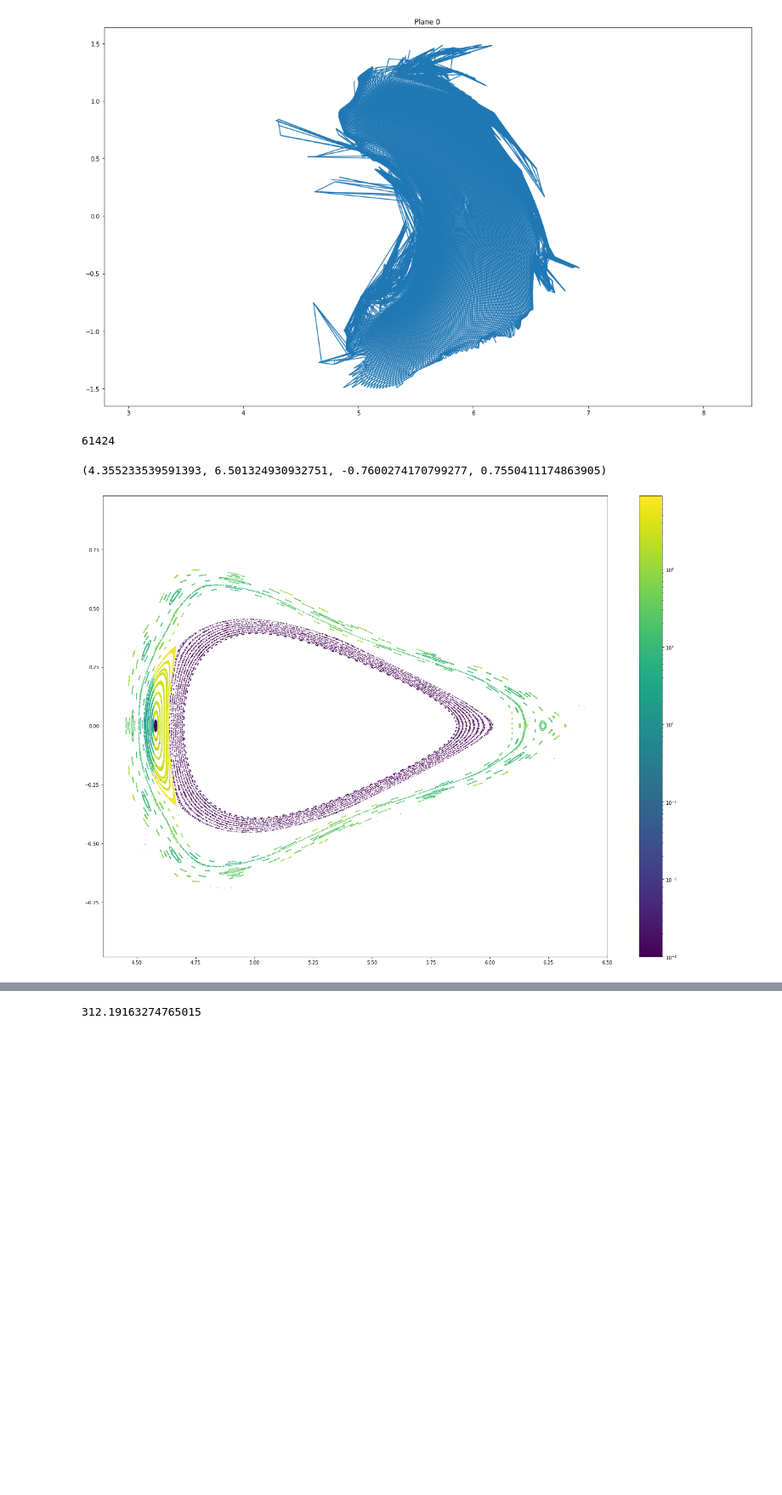
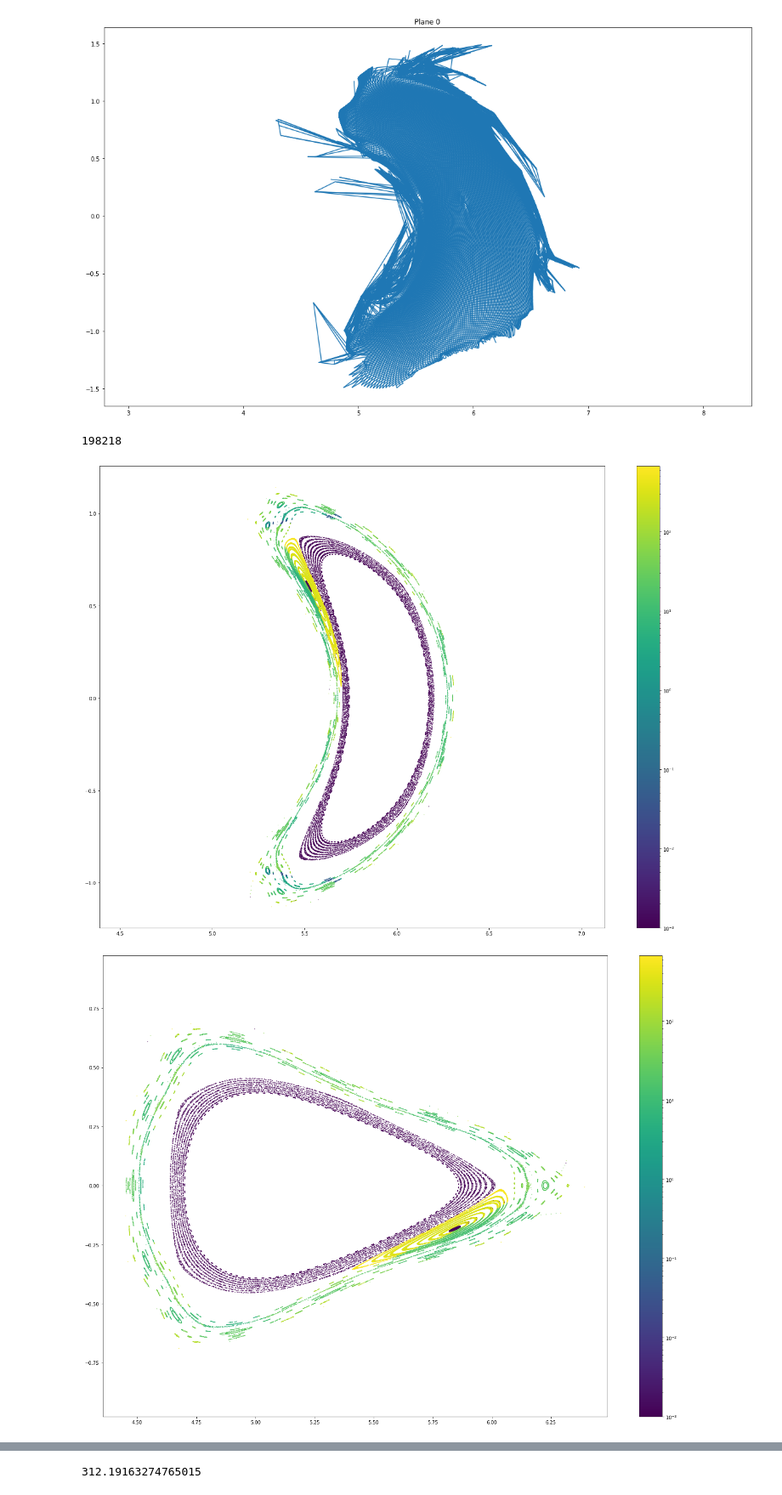
Before and after one commit to alexrobomind/fusionsc, a Jupyter notebook: docs/howto/Mapping.ipynb, the cells around one changed output, grey strips where cells are left out. Shown at 85% size. Saved outputs shown, nothing was run; the diff lists cells and outputs as text; code cells hidden in the pictures; blank space fills up the shorter version.

```diff
--- a/docs/howto/Mapping.ipynb
+++ b/docs/howto/Mapping.ipynb
@@ -66,25 +66,33 @@ for i in [(len(r) - 1) // 2, (len(r) - 1) // 2 + 1, 0, -1]:
 [figure]
 [figure]
 # %%
-xStart = np.linspace([-4.4, 0, 0], [-4.7, 0, 0], 40, axis = 1)
+rStart = np.linspace(4.4, 4.7, 40)
+phi = np.radians(72 * 0 + 36)
+xStart = np.cos(phi) * rStart
+yStart = np.sin(phi) * rStart
+zStart = 0 * rStart
 
-pc = fsc.flt.poincareInPhiPlanes(xStart, field, [np.pi], 2000, distanceLimit = 1e7, stepSize = 0.25, mapping = mapping, geometry = geometry)
+pStart = [xStart, yStart, zStart]
+#xStart = np.linspace([5.5, 0, 0], [5.8, 0, 0], 40, axis = 1)
+
+pc = fsc.flt.poincareInPhiPlanes(pStart, field, [0, np.pi, np.radians(200.8)], 2000, distanceLimit = 1e7, stepSize = 0.25, mapping = mapping, geometry = geometry)
 # %%
 np.isfinite(pc[0]).sum()
 # %% [output]
-61424
+198218
 # %%
 from matplotlib.colors import LogNorm
 
 x, y, z, lF, lB = pc
-mask = lF == lF
 r = np.sqrt(x**2 + y**2)
-plt.figure(figsize = (24, 18))
-plt.scatter(r[mask], z[mask], c = np.maximum(lF + lB, 0.001)[mask], marker = '.', s = 1, norm = LogNorm())
-plt.colorbar()
-plt.axis('equal')
+
+for i in range(len(x)):
+    plt.figure(figsize = (24, 18))
+    plt.scatter(r[i], z[i], c = np.maximum(lF + lB, 0.001)[i], marker = '.', s = 1, norm = LogNorm())
+    plt.colorbar()
+    plt.axis('equal')
 #plt.xlim(4.5, 4.75)
 #plt.ylim(-0.4, 0.4lB
 # %% [output]
-(4.355233539591393, 6.501324930932751, -0.7600274170799277, 0.7550411174863905)
-[figure, old version]
+[figure, new version]
+[figure, added]
```
Also changed, not shown: parts of 1 cell of this notebook, 1 other file.
